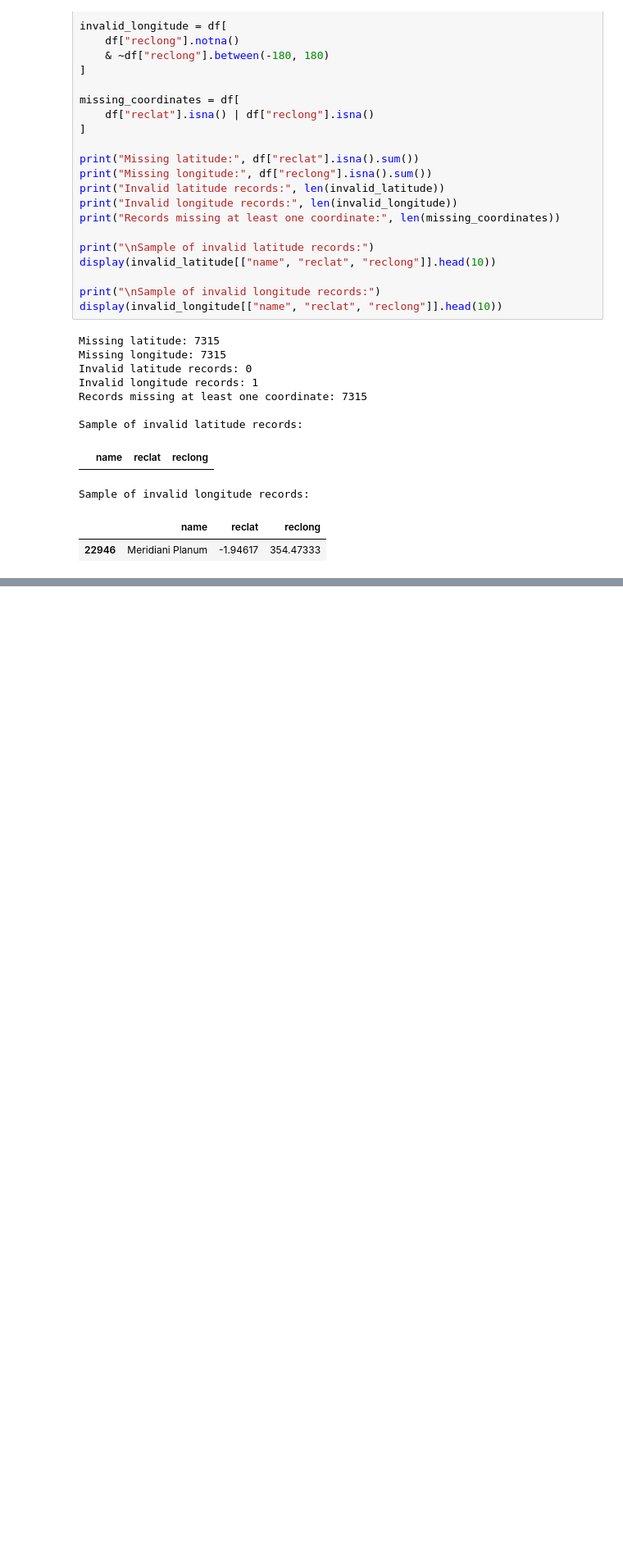
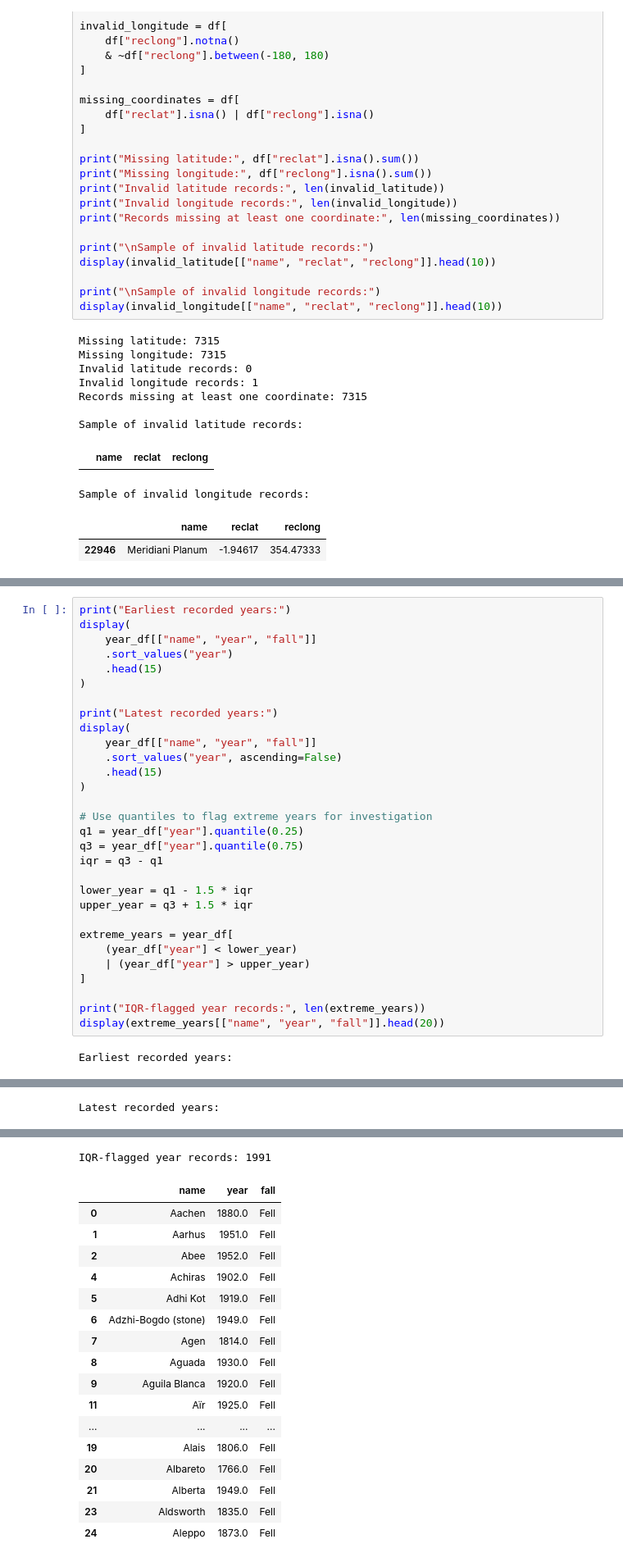
Before and after one commit to manaswiniyoshitha2006-netizen/ML-Evaluation, a Jupyter notebook: notebooks/clustering.ipynb, the cells around one changed output, grey strips where cells are left out. Shown at 82% size. Saved outputs shown, nothing was run; the diff lists cells and outputs as text; blank space fills up the shorter version.

```diff
--- a/notebooks/clustering.ipynb
+++ b/notebooks/clustering.ipynb
@@ -956,0 +1026,32 @@ Sample of invalid longitude records:
+# %%
+print("Earliest recorded years:")
+display(
+    year_df[["name", "year", "fall"]]
+    .sort_values("year")
+    .head(15)
+)
+
+print("Latest recorded years:")
+display(
+    year_df[["name", "year", "fall"]]
+    .sort_values("year", ascending=False)
+    .head(15)
+)
+
+# Use quantiles to flag extreme years for investigation
+q1 = year_df["year"].quantile(0.25)
+q3 = year_df["year"].quantile(0.75)
+iqr = q3 - q1
+
+lower_year = q1 - 1.5 * iqr
+upper_year = q3 + 1.5 * iqr
+
+extreme_years = year_df[
+    (year_df["year"] < lower_year)
+    | (year_df["year"] > upper_year)
+]
+
+print("IQR-flagged year records:", len(extreme_years))
+display(extreme_years[["name", "year", "fall"]].head(20))
+# %% [output]
+Earliest recorded years:
@@ -956,0 +1074 @@ Sample of invalid longitude records:
+Latest recorded years:
@@ -956,0 +1091,18 @@ Sample of invalid longitude records:
+IQR-flagged year records: 1991
+|  | name | year | fall |
+| 0 | Aachen | 1880.0 | Fell |
+| 1 | Aarhus | 1951.0 | Fell |
+| 2 | Abee | 1952.0 | Fell |
+| 4 | Achiras | 1902.0 | Fell |
+| 5 | Adhi Kot | 1919.0 | Fell |
+| 6 | Adzhi-Bogdo (stone) | 1949.0 | Fell |
+| 7 | Agen | 1814.0 | Fell |
+| 8 | Aguada | 1930.0 | Fell |
+| 9 | Aguila Blanca | 1920.0 | Fell |
+| 11 | Aïr | 1925.0 | Fell |
+| ... | ... | ... | ... |
+| 19 | Alais | 1806.0 | Fell |
+| 20 | Albareto | 1766.0 | Fell |
+| 21 | Alberta | 1949.0 | Fell |
+| 23 | Aldsworth | 1835.0 | Fell |
+| 24 | Aleppo | 1873.0 | Fell |
```
Also changed, not shown: parts of 6 cells of this notebook.
